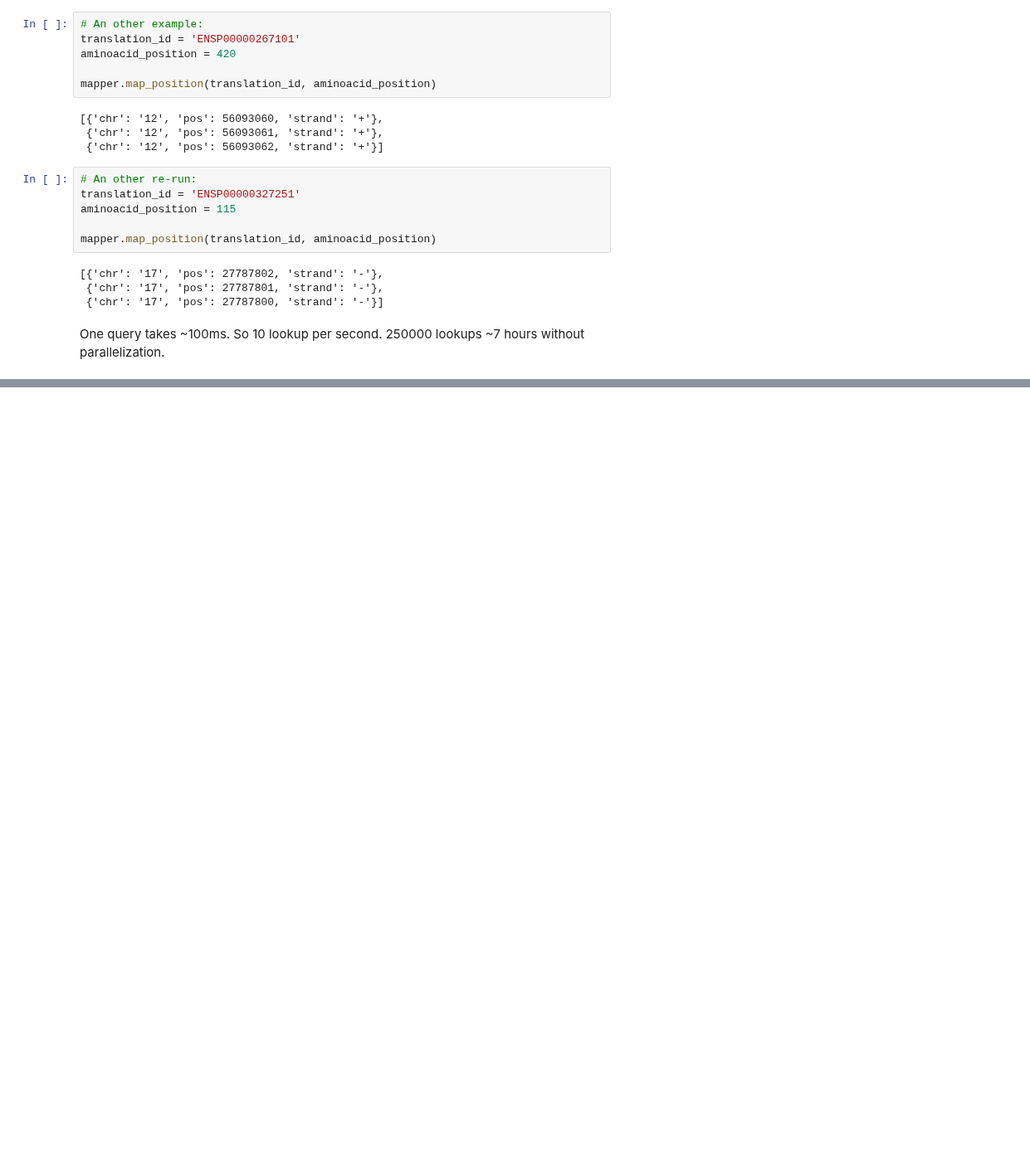
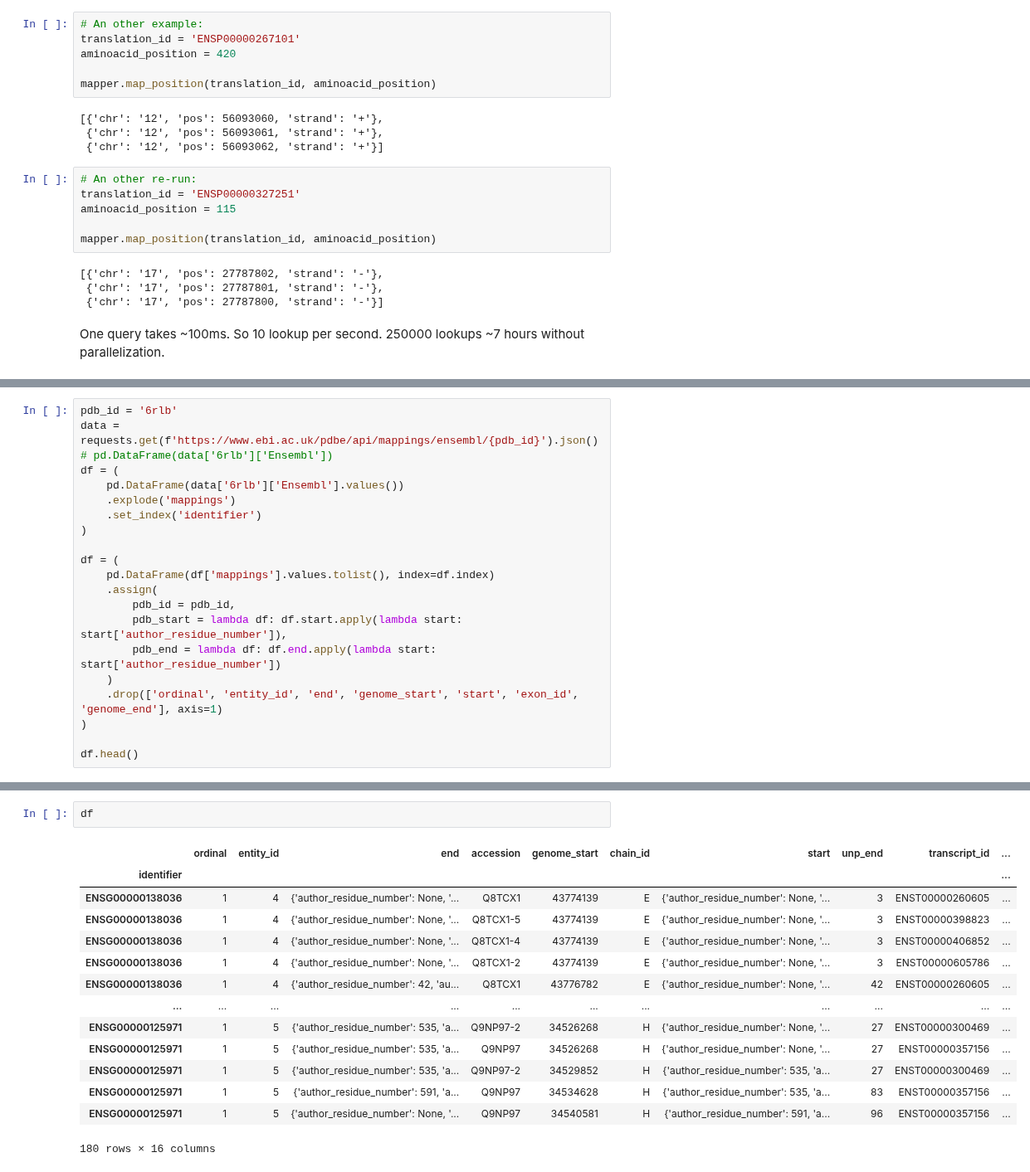
Before and after one commit to DSuveges/random_notebooks, a Jupyter notebook: 2021.05.01_drug2pdb/ResidueMapper.ipynb, the cells around one changed output, grey strips where cells are left out. Shown at 83% size. Cells and saved outputs as stored; diff of their text form; blank space fills up the shorter version.

```diff
--- a/2021.05.01_drug2pdb/ResidueMapper.ipynb
+++ b/2021.05.01_drug2pdb/ResidueMapper.ipynb
@@ -128,0 +325,21 @@ One query takes ~100ms. So 10 lookup per second. 250000 lookups ~7 hours without
+# %%
+pdb_id = '6rlb'
+data = requests.get(f'https://www.ebi.ac.uk/pdbe/api/mappings/ensembl/{pdb_id}').json()
+# pd.DataFrame(data['6rlb']['Ensembl'])
+df = (
+    pd.DataFrame(data['6rlb']['Ensembl'].values())
+    .explode('mappings')
+    .set_index('identifier')
+)
+
+df = (
+    pd.DataFrame(df['mappings'].values.tolist(), index=df.index)
+    .assign(
+        pdb_id = pdb_id,
+        pdb_start = lambda df: df.start.apply(lambda start: start['author_residue_number']),
+        pdb_end = lambda df: df.end.apply(lambda start: start['author_residue_number'])
+    )
+    .drop(['ordinal', 'entity_id', 'end', 'genome_start', 'start', 'exon_id', 'genome_end'], axis=1)
+)
+
+df.head()
@@ -128,0 +354,17 @@ One query takes ~100ms. So 10 lookup per second. 250000 lookups ~7 hours without
+# %%
+df
+# %% [output]
+|  | ordinal | entity_id | end | accession | genome_start | chain_id | start | unp_end | transcript_id | ... |
+| identifier |  |  |  |  |  |  |  |  |  | ... |
+| ENSG00000138036 | 1 | 4 | {'author_residue_number': None, '... | Q8TCX1 | 43774139 | E | {'author_residue_number': None, '... | 3 | ENST00000260605 | ... |
+| ENSG00000138036 | 1 | 4 | {'author_residue_number': None, '... | Q8TCX1-5 | 43774139 | E | {'author_residue_number': None, '... | 3 | ENST00000398823 | ... |
+| ENSG00000138036 | 1 | 4 | {'author_residue_number': None, '... | Q8TCX1-4 | 43774139 | E | {'author_residue_number': None, '... | 3 | ENST00000406852 | ... |
+| ENSG00000138036 | 1 | 4 | {'author_residue_number': None, '... | Q8TCX1-2 | 43774139 | E | {'author_residue_number': None, '... | 3 | ENST00000605786 | ... |
+| ENSG00000138036 | 1 | 4 | {'author_residue_number': 42, 'au... | Q8TCX1 | 43776782 | E | {'author_residue_number': None, '... | 42 | ENST00000260605 | ... |
+| ... | ... | ... | ... | ... | ... | ... | ... | ... | ... | ... |
+| ENSG00000125971 | 1 | 5 | {'author_residue_number': 535, 'a... | Q9NP97-2 | 34526268 | H | {'author_residue_number': None, '... | 27 | ENST00000300469 | ... |
+| ENSG00000125971 | 1 | 5 | {'author_residue_number': 535, 'a... | Q9NP97 | 34526268 | H | {'author_residue_number': None, '... | 27 | ENST00000357156 | ... |
+| ENSG00000125971 | 1 | 5 | {'author_residue_number': 535, 'a... | Q9NP97-2 | 34529852 | H | {'author_residue_number': 535, 'a... | 27 | ENST00000300469 | ... |
+| ENSG00000125971 | 1 | 5 | {'author_residue_number': 591, 'a... | Q9NP97 | 34534628 | H | {'author_residue_number': 535, 'a... | 83 | ENST00000357156 | ... |
+| ENSG00000125971 | 1 | 5 | {'author_residue_number': None, '... | Q9NP97 | 34540581 | H | {'author_residue_number': 591, 'a... | 96 | ENST00000357156 | ... |
+180 rows × 16 columns
```
Also changed, not shown: parts of 15 cells of this notebook, 2 other files.
